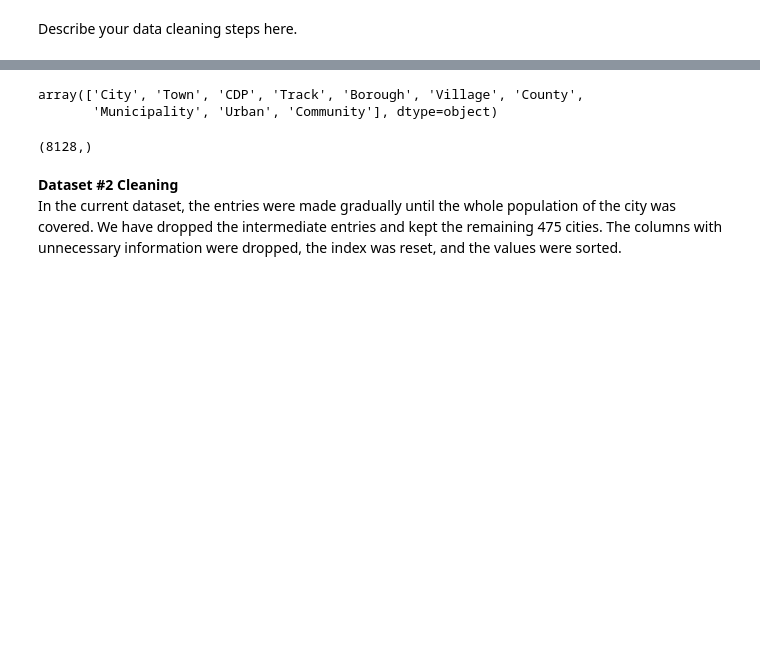
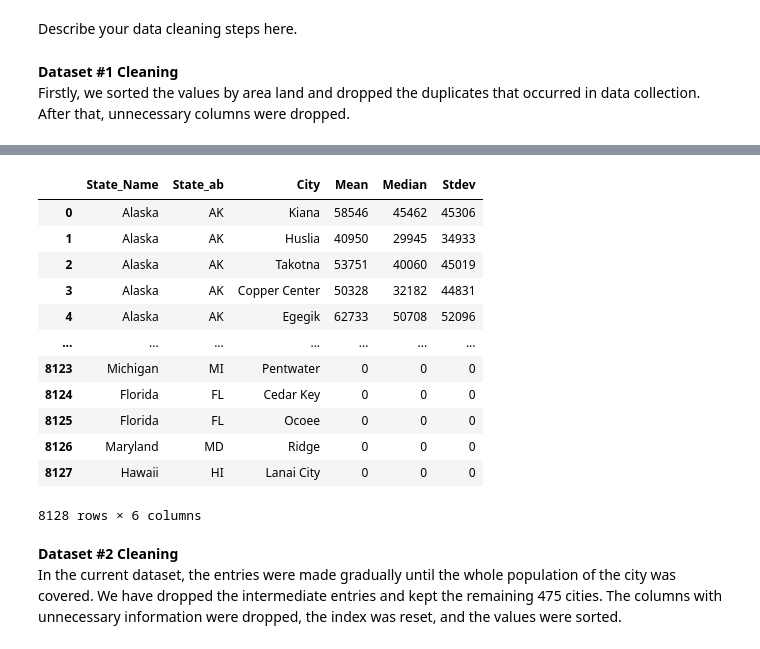
Before and after one commit to sim-anna/COGS108-Group_026-Wi23, a Jupyter notebook: EDACheckpointGroup_026-Wi23.ipynb, the cells around one changed output, grey strips where cells are left out. Drawn from its saved outputs; the diff is of its cells as text; code cells hidden in the pictures; blank space fills up the shorter version.

Commit message:
Clean Datasets #1 & #2

```diff
--- a/EDACheckpointGroup_026-Wi23.ipynb
+++ b/EDACheckpointGroup_026-Wi23.ipynb
@@ -59,6 +59,9 @@ warnings.filterwarnings('ignore')
 # Data Cleaning
 # %% [markdown]
 Describe your data cleaning steps here.
+# %% [markdown]
+ **Dataset #1 Cleaning**\
+Firstly, we sorted the values by area land and dropped the duplicates that occurred in data collection. After that, unnecessary columns were dropped.
 # %%
 inc = pd.read_csv("kaggle_income.csv", na_filter = True, encoding='latin-1')
 inc.head()
@@ -72,2 +84,16 @@ inc.head()
 # %%
-inc.shape
+inc
+# %% [output]
+|  | State_Name | State_ab | City | Mean | Median | Stdev |
+| 0 | Alaska | AK | Kiana | 58546 | 45462 | 45306 |
+| 1 | Alaska | AK | Huslia | 40950 | 29945 | 34933 |
+| 2 | Alaska | AK | Takotna | 53751 | 40060 | 45019 |
+| 3 | Alaska | AK | Copper Center | 50328 | 32182 | 44831 |
+| 4 | Alaska | AK | Egegik | 62733 | 50708 | 52096 |
+| ... | ... | ... | ... | ... | ... | ... |
+| 8123 | Michigan | MI | Pentwater | 0 | 0 | 0 |
+| 8124 | Florida | FL | Cedar Key | 0 | 0 | 0 |
+| 8125 | Florida | FL | Ocoee | 0 | 0 | 0 |
+| 8126 | Maryland | MD | Ridge | 0 | 0 | 0 |
+| 8127 | Hawaii | HI | Lanai City | 0 | 0 | 0 |
+8128 rows × 6 columns
@@ -78,5 +99,0 @@ inc['Primary'].unique()
-# %%
-inc['Type'].unique()
-# %% [output]
-array(['City', 'Town', 'CDP', 'Track', 'Borough', 'Village', 'County',
-       'Municipality', 'Urban', 'Community'], dtype=object)
@@ -85,7 +100,3 @@ inc['Place'].unique().shape
-# %%
-inc['City'].unique().shape
-# %% [output]
-(8128,)
 # %% [markdown]
  **Dataset #2 Cleaning**\
 In the current dataset, the entries were made gradually until the whole population of the city was covered. We have dropped the intermediate entries and kept the remaining 475 cities. The columns with unnecessary information were dropped, the index was reset, and the values were sorted.
```
Also changed, not shown: parts of 14 cells of this notebook.
